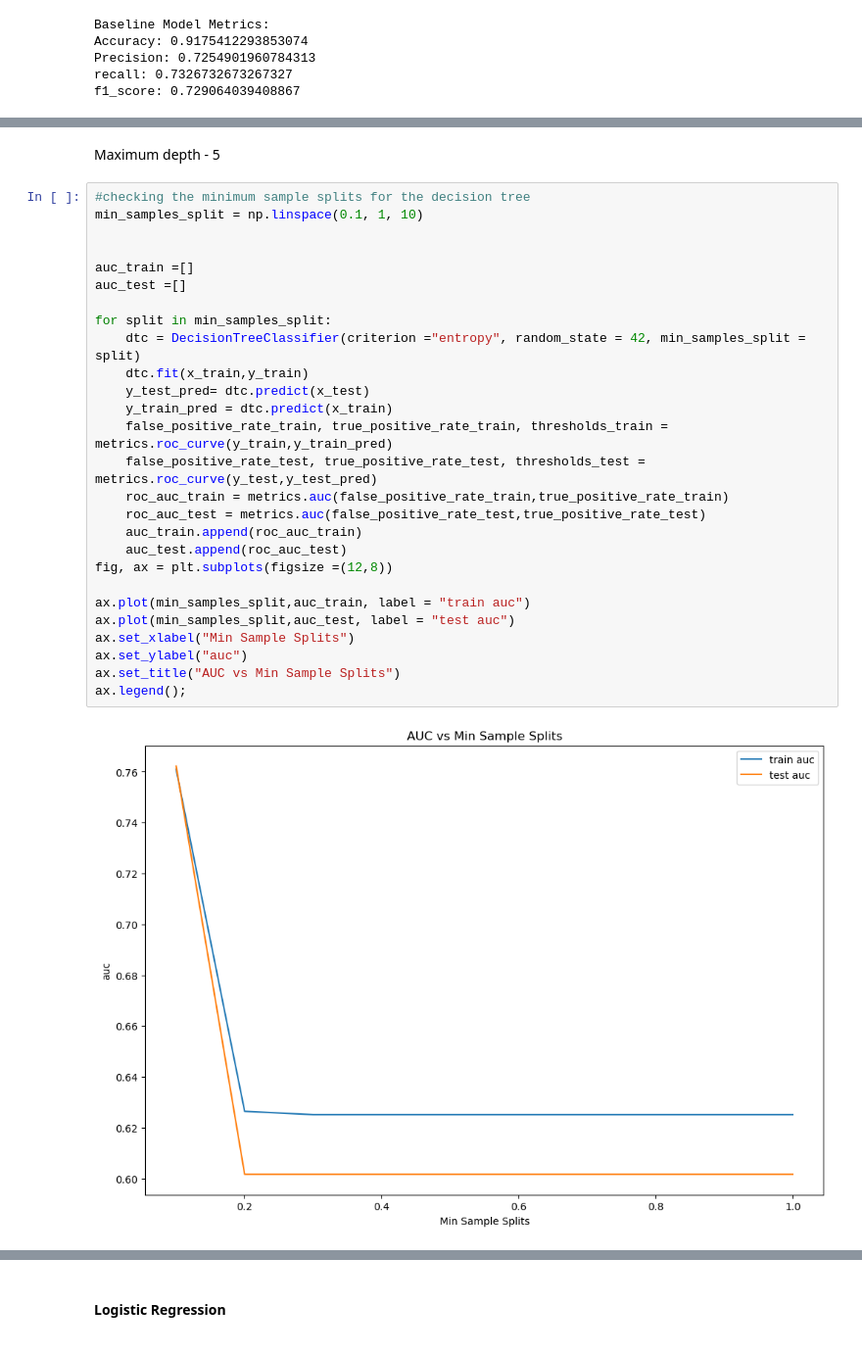
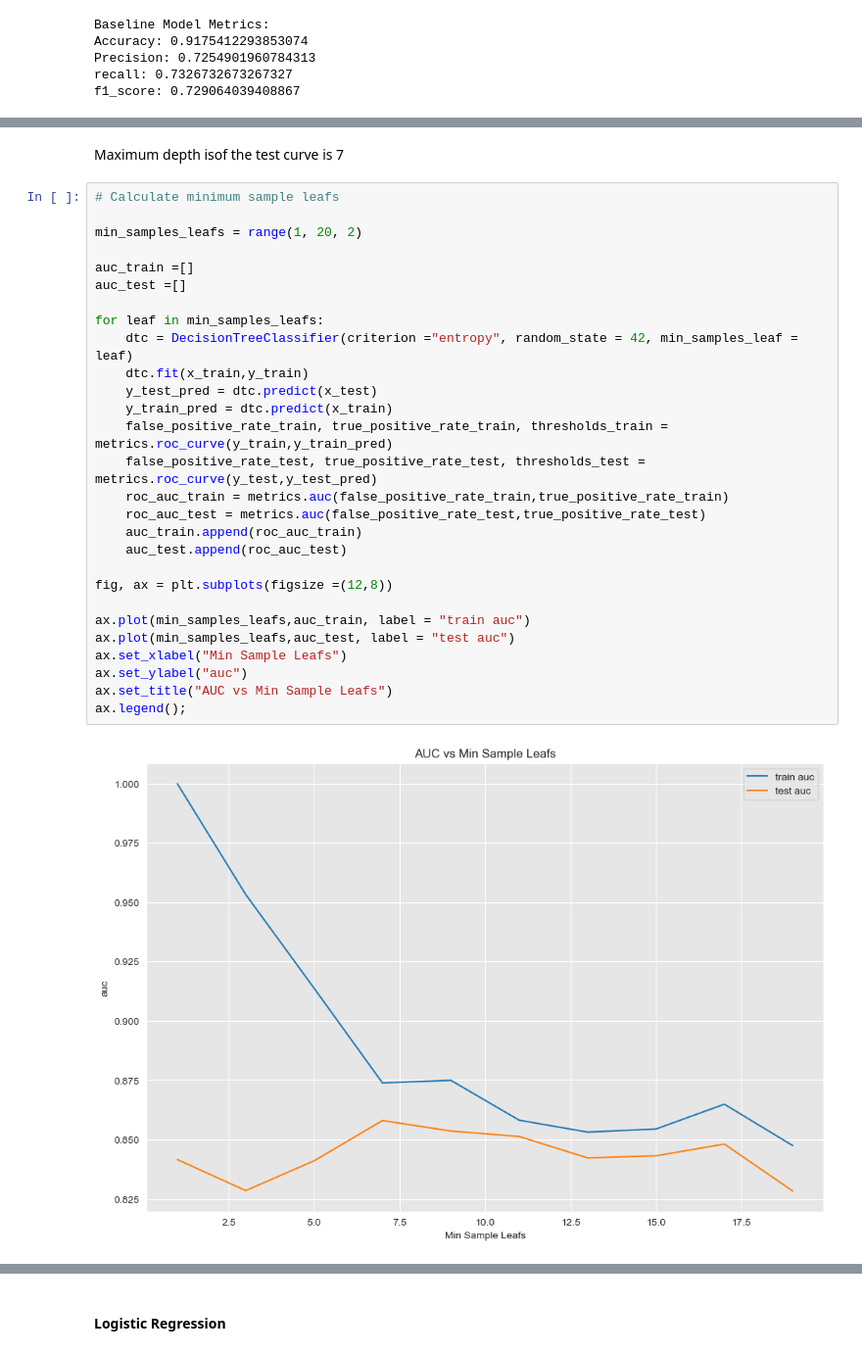
Before and after one commit to Rhymecodes/SyriaTel-Customer-Churn, a Jupyter notebook: syriatel.ipynb, the cells around one changed output, grey strips where cells are left out. Shown at 98% size. Saved outputs shown, nothing was run; the diff lists cells and outputs as text.

```diff
--- a/syriatel.ipynb
+++ b/syriatel.ipynb
@@ -408,31 +564,32 @@ ax.legend();
-# %% [markdown]
-Maximum depth - 5
+# %% [markdown]
+Maximum depth isof the test curve is 7
 # %%
-#checking the minimum sample splits for the decision tree
-min_samples_split = np.linspace(0.1, 1, 10)
+# Calculate minimum sample leafs
 
+min_samples_leafs = range(1, 20, 2)
 
 auc_train =[]
 auc_test =[]
 
-for split in min_samples_split:
-    dtc = DecisionTreeClassifier(criterion ="entropy", random_state = 42, min_samples_split = split)
+for leaf in min_samples_leafs:
+    dtc = DecisionTreeClassifier(criterion ="entropy", random_state = 42, min_samples_leaf = leaf)
     dtc.fit(x_train,y_train)
-    y_test_pred= dtc.predict(x_test)
+    y_test_pred = dtc.predict(x_test)
     y_train_pred = dtc.predict(x_train)
     false_positive_rate_train, true_positive_rate_train, thresholds_train = metrics.roc_curve(y_train,y_train_pred)
     false_positive_rate_test, true_positive_rate_test, thresholds_test = metrics.roc_curve(y_test,y_test_pred)
     roc_auc_train = metrics.auc(false_positive_rate_train,true_positive_rate_train)
     roc_auc_test = metrics.auc(false_positive_rate_test,true_positive_rate_test)
     auc_train.append(roc_auc_train)
     auc_test.append(roc_auc_test)
+
 fig, ax = plt.subplots(figsize =(12,8))
 
-ax.plot(min_samples_split,auc_train, label = "train auc")
-ax.plot(min_samples_split,auc_test, label = "test auc")
-ax.set_xlabel("Min Sample Splits")
+ax.plot(min_samples_leafs,auc_train, label = "train auc")
+ax.plot(min_samples_leafs,auc_test, label = "test auc")
+ax.set_xlabel("Min Sample Leafs")
 ax.set_ylabel("auc")
-ax.set_title("AUC vs Min Sample Splits")
+ax.set_title("AUC vs Min Sample Leafs")
 ax.legend();
 # %% [output]
-[figure, old version]
+[figure, new version]
```
Also changed, not shown: parts of 90 cells of this notebook.
